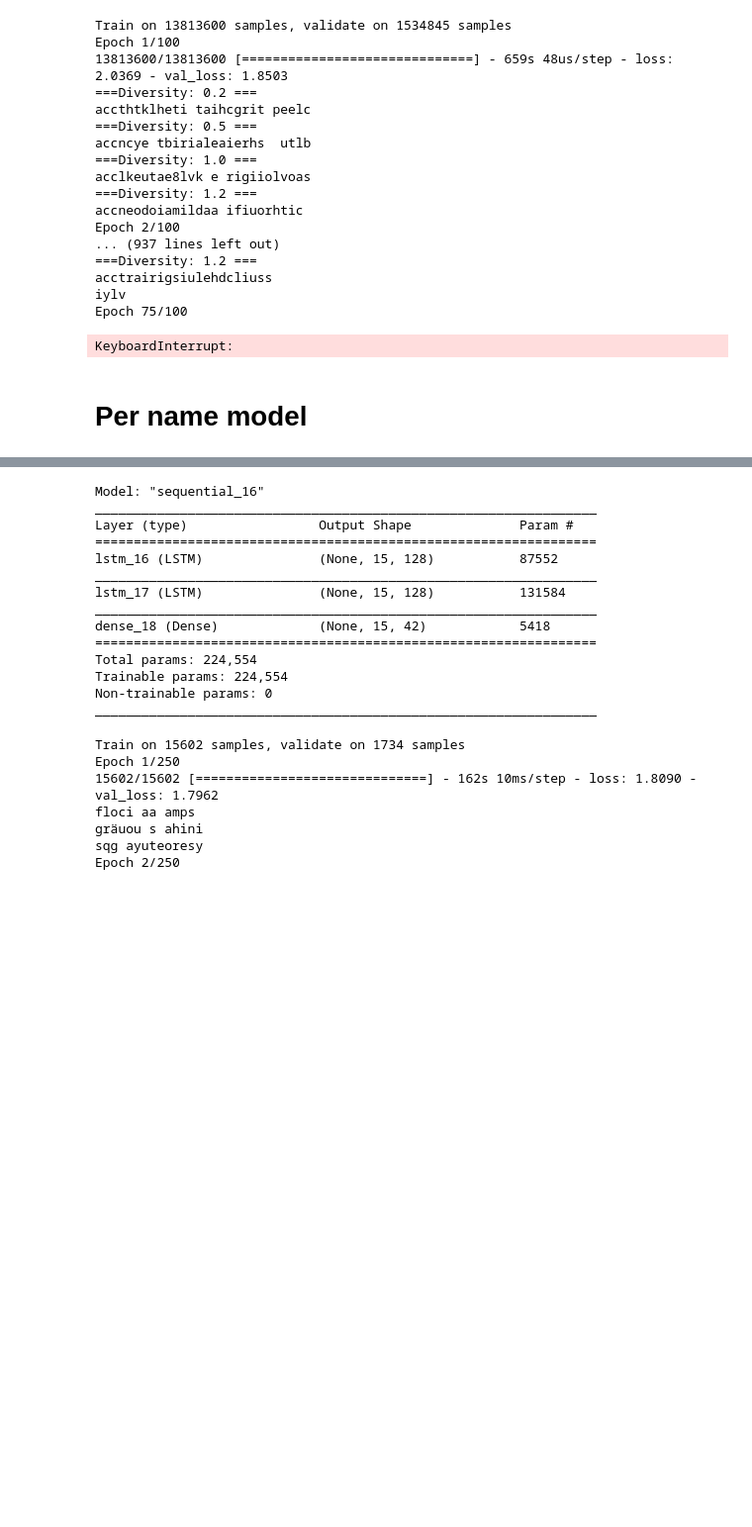
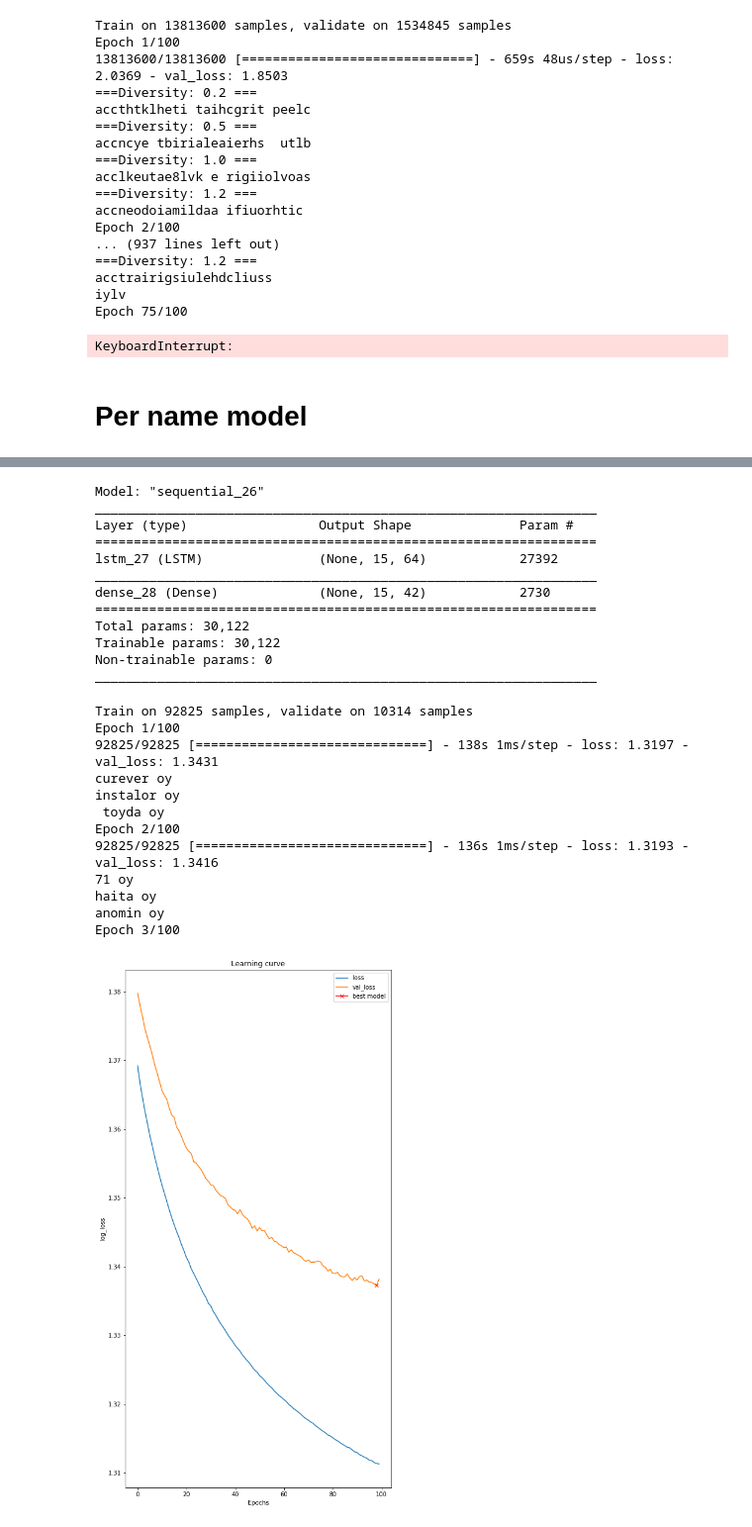
Before and after one commit to dc914337/name_me_daddy, a Jupyter notebook: name me english.ipynb, the cells around one changed output, grey strips where cells are left out. Shown: that part at 99% size. Drawn from its saved outputs; the diff is of its cells as text; code cells hidden in the pictures; blank space fills up the shorter version.

Commit message:
bigger dataset and decent results

```diff
--- a/name me english.ipynb
+++ b/name me english.ipynb
@@ -271,10 +269,10 @@ random.shuffle(finnish_names_arr)
 finnish_names_text="".join(finnish_names_arr)
 
 # all companies
-names_arr=[normalize_text(company) for company in all_companies if len(company)<Tx]
-random.shuffle(names_arr)
-names_arr=random.choices(names_arr,k=int(len(finnish_names_arr)))
-finnish_names_arr+=names_arr
+#names_arr=[normalize_text(company) for company in all_companies if len(company)<Tx]
+#random.shuffle(names_arr)
+#names_arr=random.choices(names_arr,k=int(len(finnish_names_arr)))
+#finnish_names_arr+=names_arr
 
 
 characters=sorted(list(set(finnish_names_text)))
@@ -283,5 +281,5 @@ char_indices = dict((c, i) for i, c in enumerate(characters))
 indices_char = dict((i, c) for i, c in enumerate(characters))
 
 print(len(finnish_names_arr))
-print(random.choice(finnish_names_arr))
+print("\n".join(random.choices(finnish_names_arr,k=10)))
 # %% [output]
@@ -311,8 +318,8 @@ def vectorization(words, n_x, Tx=None):
 
     for w, word in enumerate(tqdm(words)):
         word=word[:Tx]
-        x[w, 0:len(word), :] = str_to_vec(word[:-1],start_with_null=True)
-        x[w, len(word):, char_indices["E"]] = 1
+        x[w, 0:len(word)+1, :] = str_to_vec(word,start_with_null=True)
+        x[w, len(word)+1:, char_indices["E"]] = 1
 
         y[w, 0:len(word),:] = str_to_vec(word)
         y[w, len(word):, char_indices["E"]] = 1
@@ -356,23 +365,20 @@ from keras.layers import Dense, Input, LSTM,GRU
 
 drp=0
 model=models.Sequential()
-model.add(LSTM(128, input_shape=(Tx, len(characters)),return_sequences=True))
-model.add(LSTM(128, input_shape=(Tx, len(characters)),return_sequences=True))
+model.add(LSTM(64, input_shape=(Tx, len(characters)),return_sequences=True))
 model.add(Dense(len(characters),activation="softmax"))
 model.summary()
 # %% [output]
-Model: "sequential_16"
+Model: "sequential_26"
 _________________________________________________________________
 Layer (type)                 Output Shape              Param #
 =================================================================
-lstm_16 (LSTM)               (None, 15, 128)           87552
+lstm_27 (LSTM)               (None, 15, 64)            27392
 _________________________________________________________________
-lstm_17 (LSTM)               (None, 15, 128)           131584
-_________________________________________________________________
-dense_18 (Dense)             (None, 15, 42)            5418
+dense_28 (Dense)             (None, 15, 42)            2730
 =================================================================
-Total params: 224,554
-Trainable params: 224,554
+Total params: 30,122
+Trainable params: 30,122
 Non-trainable params: 0
 _________________________________________________________________
 # %%
@@ -386,12 +392,33 @@ print_callback = LambdaCallback(on_epoch_end=on_epoch_end)
 # %%
 model.compile(loss='categorical_crossentropy', optimizer="adam")
 
-history=model.fit(Xf, Yf, batch_size=4, validation_split=0.1,  epochs=250, shuffle=True, callbacks=[print_callback],verbose=1)
+history=model.fit(Xf, Yf, batch_size=16, validation_split=0.1,  epochs=100, shuffle=True, callbacks=[print_callback],verbose=1)
 # %% [output]
-Train on 15602 samples, validate on 1734 samples
-Epoch 1/250
-15602/15602 [==============================] - 162s 10ms/step - loss: 1.8090 - val_loss: 1.7962
-floci aa amps
-gräuou s ahini
-sqg ayuteoresy
-Epoch 2/250
+Train on 92825 samples, validate on 10314 samples
+Epoch 1/100
+92825/92825 [==============================] - 138s 1ms/step - loss: 1.3197 - val_loss: 1.3431
+curever oy
+instalor oy
+ toyda oy
+Epoch 2/100
+92825/92825 [==============================] - 136s 1ms/step - loss: 1.3193 - val_loss: 1.3416
+71 oy
+haita oy
+anomin oy
+Epoch 3/100
+# %%
+import matplotlib
+from matplotlib import pyplot as plt
+
+results=history
+
+plt.figure(figsize=(8, 16))
+plt.title("Learning curve")
+plt.plot(results.history["loss"], label="loss")
+plt.plot(results.history["val_loss"], label="val_loss")
+plt.plot( np.argmin(results.history["val_loss"]), np.min(results.history["val_loss"]), marker="x", color="r", label="best model")
+plt.xlabel("Epochs")
+plt.ylabel("log_loss")
+plt.legend();
+# %% [output]
+[figure, added]
```
Also changed, not shown: parts of 11 cells of this notebook, 1 other file.
